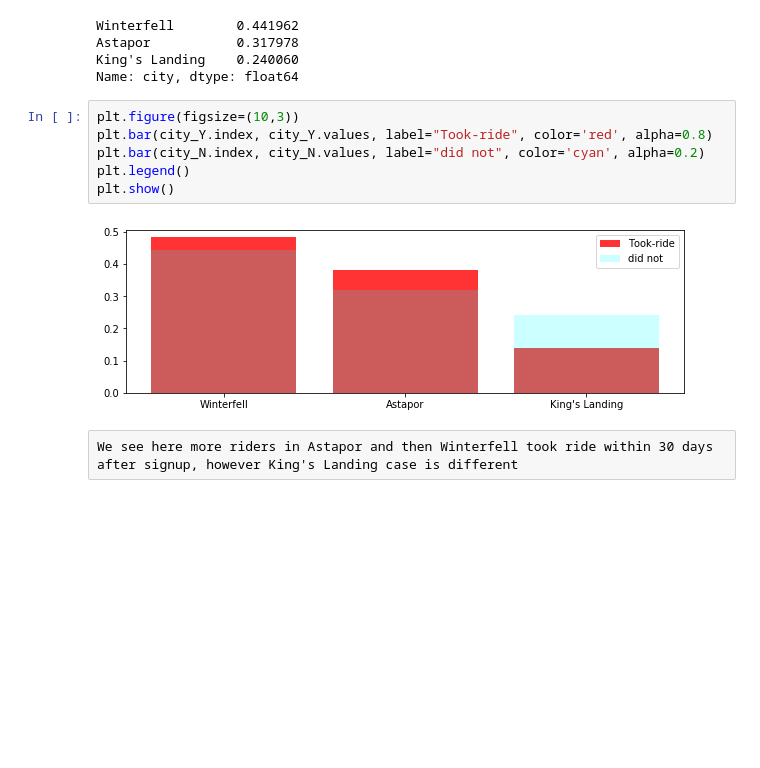
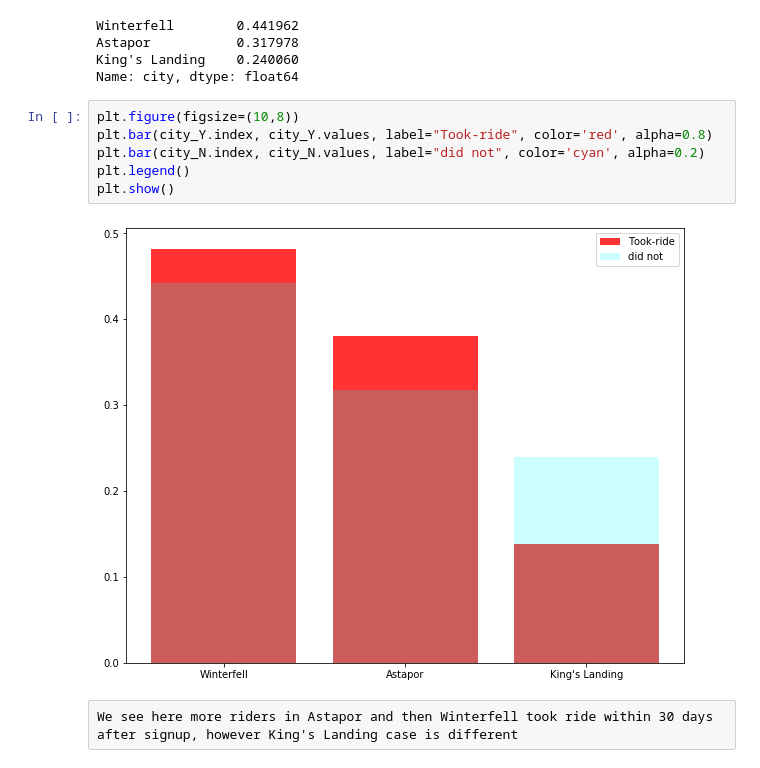
Before and after one commit to dsGitHubRepository/takehome_challenge_, a Jupyter notebook: take-home-predictive-modeling-g.ipynb, the cells around one changed output. Cells and saved outputs as stored; diff of their text form; blank space fills up the shorter version.

```diff
--- a/take-home-predictive-modeling-g.ipynb
+++ b/take-home-predictive-modeling-g.ipynb
@@ -149,13 +149,13 @@ Astapor           0.317978
 King's Landing    0.240060
 Name: city, dtype: float64
 # %%
-plt.figure(figsize=(10,3))
+plt.figure(figsize=(10,8))
 plt.bar(city_Y.index, city_Y.values, label="Took-ride", color='red', alpha=0.8)
 plt.bar(city_N.index, city_N.values, label="did not", color='cyan', alpha=0.2)
 plt.legend()
 plt.show()
 # %% [output]
-[figure, old version]
+[figure, new version]
 # %% [raw]
 We see here more riders in Astapor and then Winterfell took ride within 30 days
 after signup, however King's Landing case is different
```
Also changed, not shown: parts of 31 cells of this notebook.
